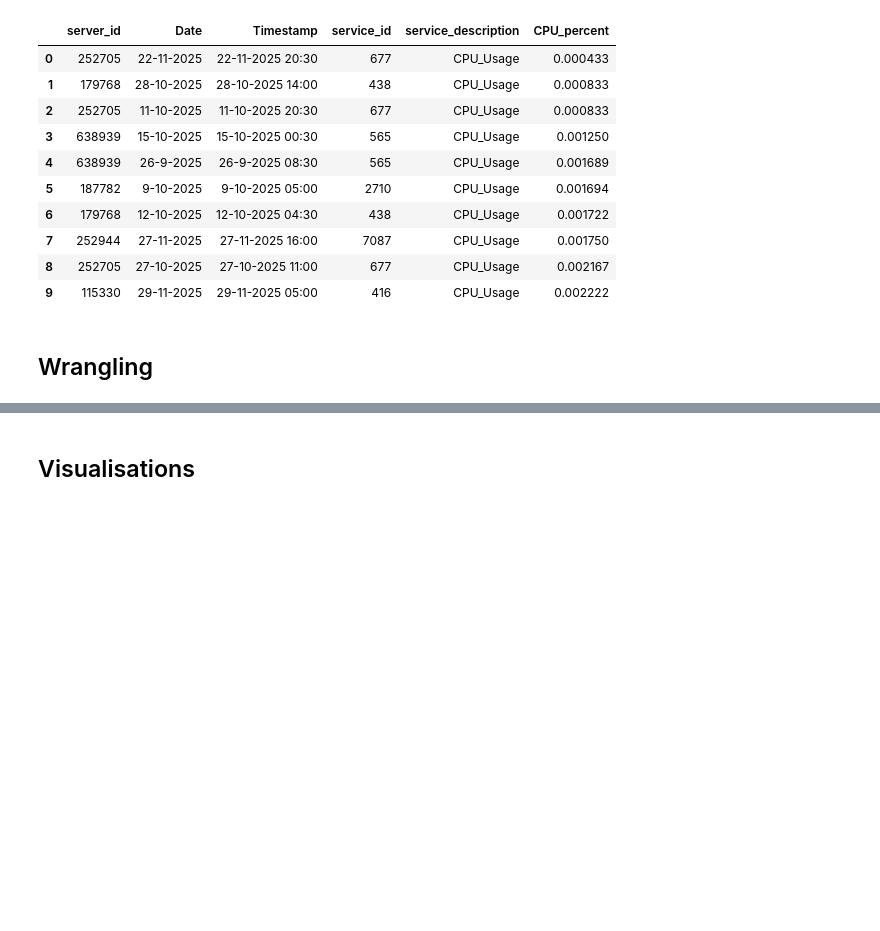
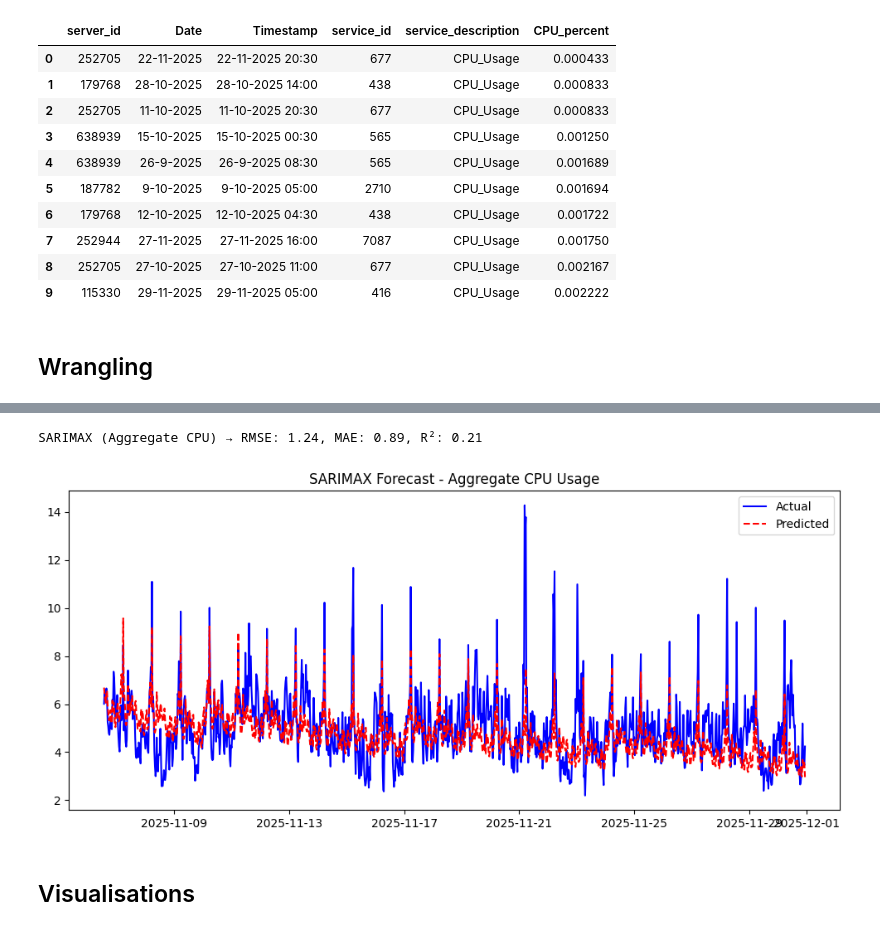
Before and after one commit to Younes202/CPU-FORECSTING, a Jupyter notebook: CPU-Forecasting.ipynb, the cells around one changed output, grey strips where cells are left out. Saved outputs shown, nothing was run; the diff lists cells and outputs as text; code cells hidden in the pictures; blank space fills up the shorter version.

```diff
--- a/CPU-Forecasting.ipynb
+++ b/CPU-Forecasting.ipynb
@@ -306,3 +448,48 @@ Name: count, dtype: int64
+# %%
+import numpy as np
+import pandas as pd
+import matplotlib.pyplot as plt
+from statsmodels.tsa.statespace.sarimax import SARIMAX
+from sklearn.metrics import mean_squared_error, mean_absolute_error, r2_score
+
+# --- Aggregate CPU usage across servers ---
+agg_data = wrangled_data.groupby("Timestamp")["CPU_percent"].mean()
+
+# --- Exogenous regressors (aggregate calendar features) ---
+agg_exog = wrangled_data.groupby("Timestamp")[["hour", "day_of_week"]].first()
+
+# --- Train/test split (80/20) ---
+split_idx = int(len(agg_data) * 0.8)
+y_train, y_test = agg_data.iloc[:split_idx], agg_data.iloc[split_idx:]
+exog_train, exog_test = agg_exog.iloc[:split_idx], agg_exog.iloc[split_idx:]
+
+# --- Fit SARIMAX model ---
+model = SARIMAX(y_train,
+                exog=exog_train,
+                order=(2,0,2),              # ARMA(2,2) structure
+                seasonal_order=(1,0,1,48))  # daily seasonality (48 bins of 30min = 1 day)
+results = model.fit(disp=False)
+
+# --- Forecast ---
+y_pred = results.predict(start=split_idx, end=len(agg_data)-1, exog=exog_test)
+
+# --- Metrics ---
+rmse = np.sqrt(mean_squared_error(y_test, y_pred))
+mae = mean_absolute_error(y_test, y_pred)
+r2 = r2_score(y_test, y_pred)
+
+print(f"SARIMAX (Aggregate CPU) → RMSE: {rmse:.2f}, MAE: {mae:.2f}, R²: {r2:.2f}")
+
+# --- Plot ---
+plt.figure(figsize=(12,5))
+plt.plot(y_test.index, y_test, label="Actual", color="blue")
+plt.plot(y_test.index, y_pred, label="Predicted", color="red", linestyle="--")
+plt.title("SARIMAX Forecast - Aggregate CPU Usage")
+plt.legend()
+plt.show()
+# %% [output]
+SARIMAX (Aggregate CPU) → RMSE: 1.24, MAE: 0.89, R²: 0.21
+[figure, added]
 # %% [markdown]
 ## Visualisations
 # %%
```
Also changed, not shown: parts of 18 cells of this notebook.
